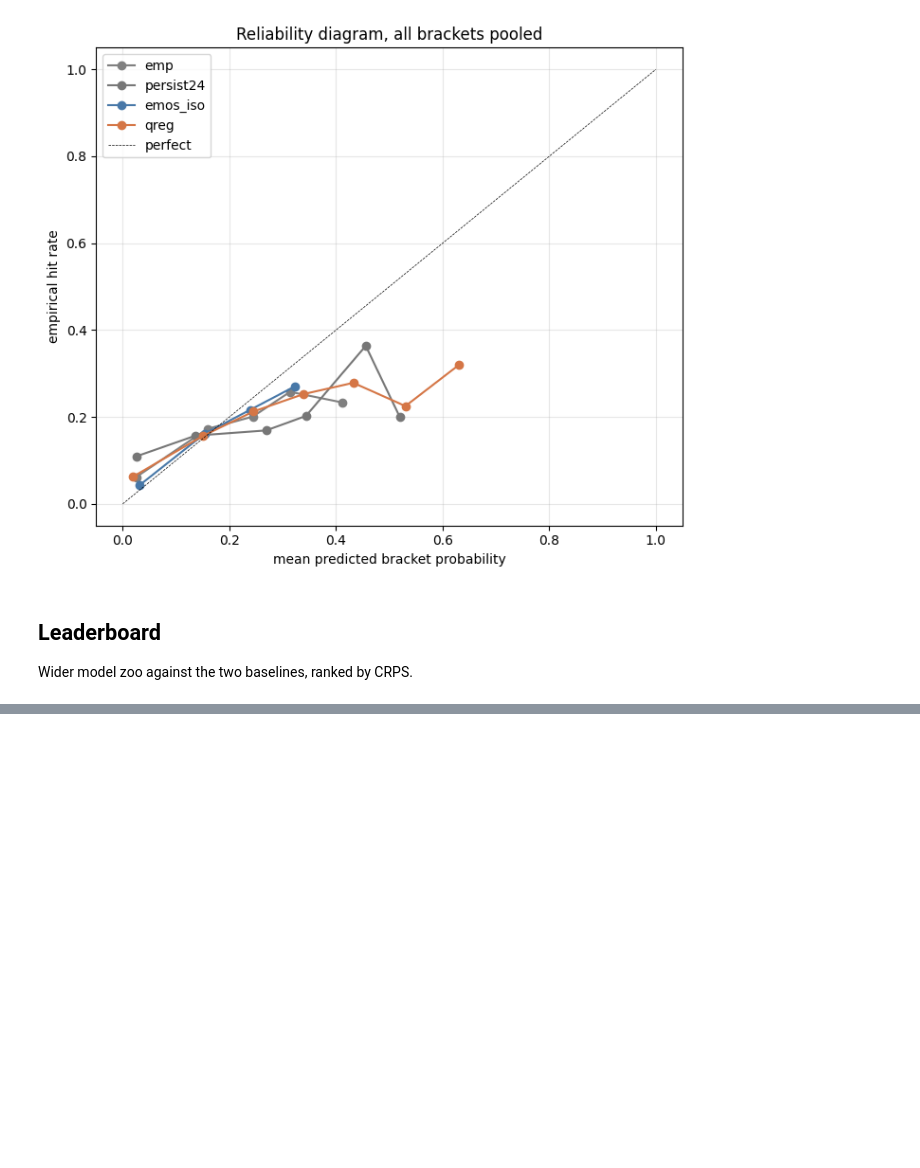
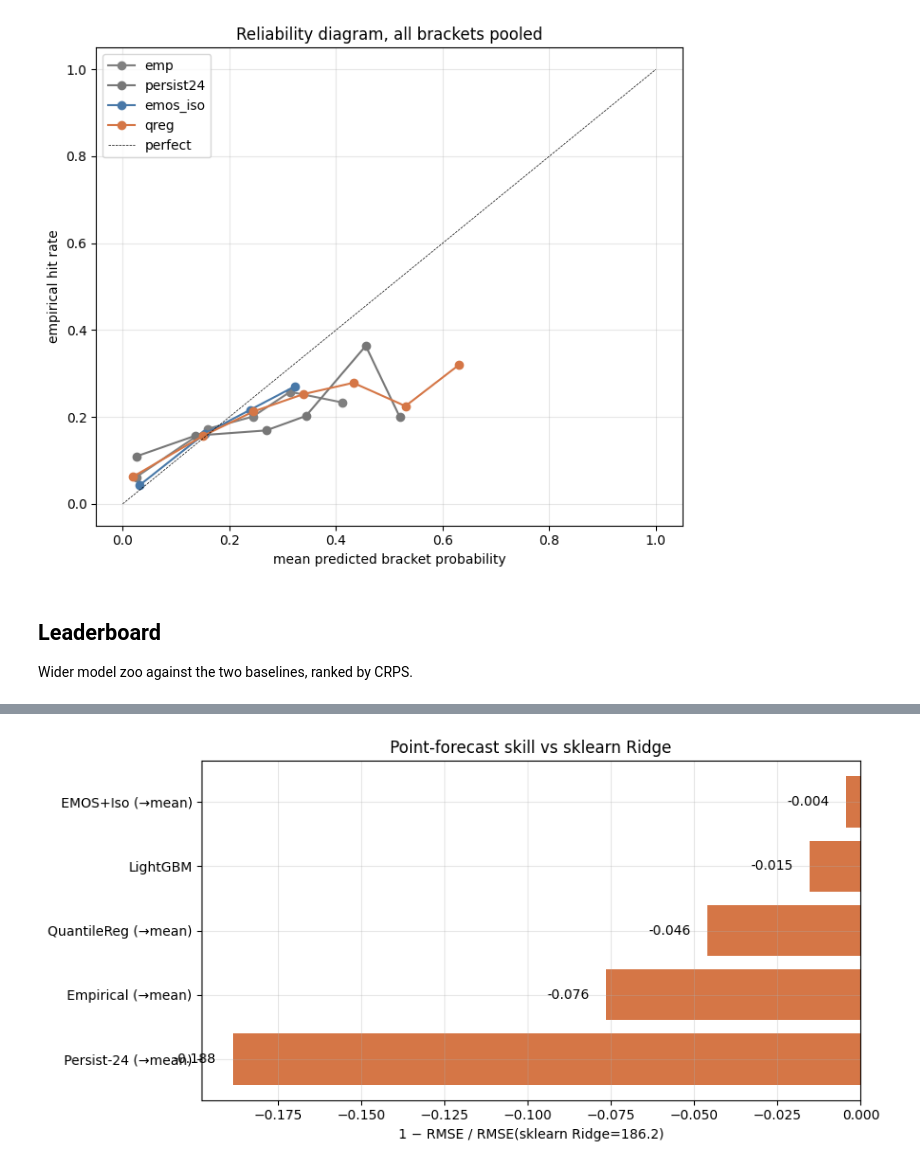
Before and after one commit to FrederikBenirschke/bracket-learn, a Jupyter notebook: notebooks/bike_sharing_timeseries.ipynb, the cells around one changed output, grey strips where cells are left out. Drawn from its saved outputs; the diff is of its cells as text; code cells hidden in the pictures; blank space fills up the shorter version.

```diff
--- a/notebooks/bike_sharing_timeseries.ipynb
+++ b/notebooks/bike_sharing_timeseries.ipynb
@@ -357,0 +366,74 @@ rank model                   CRPS    vs emp   vs P-24
+# %%
+from lightgbm import LGBMRegressor
+from sklearn.linear_model import Ridge
+from sklearn.metrics import mean_absolute_error, mean_squared_error
+from sklearn.model_selection import TimeSeriesSplit
+
+from bracketlearn.score import to_point
+
+# Reuse the dists from the leaderboard pipelines above where convenient;
+# for sklearn baselines walk the same expanding splits the pipeline used.
+def _point_metrics_from_dist(dist, y_full):
+    y_oof = y_full[dist.ids.astype(int)]
+    mu = to_point(dist, how="mean")
+    return {
+        "RMSE": float(np.sqrt(mean_squared_error(y_oof, mu))),
+        "MAE":  float(mean_absolute_error(y_oof, mu)),
+    }
+
+
+# We already have OOF dists for emp, persist24, emos_iso, qreg in `result`.
+prob_point = {
+    "Empirical (→mean)":   _point_metrics_from_dist(result["emp"], y),
+    "Persist-24 (→mean)":  _point_metrics_from_dist(result["persist24"], y),
+    "EMOS+Iso (→mean)":    _point_metrics_from_dist(result["emos_iso"], y),
+    "QuantileReg (→mean)": _point_metrics_from_dist(result["qreg"], y),
+}
+
+
+# Classical sklearn regressors over the same expanding-window splits the
+# pipeline uses internally. TimeSeriesSplit is the sklearn equivalent.
+def _sklearn_oof(model_factory, X_in):
+    tss = TimeSeriesSplit(n_splits=5)
+    preds = np.full(y.size, np.nan)
+    for tr, te in tss.split(X_in):
+        m = model_factory()
+        m.fit(X_in[tr], y[tr])
+        preds[te] = m.predict(X_in[te])
+    mask = ~np.isnan(preds)
+    return {
+        "RMSE": float(np.sqrt(mean_squared_error(y[mask], preds[mask]))),
+        "MAE":  float(mean_absolute_error(y[mask], preds[mask])),
+    }
+
+
+prob_point["sklearn Ridge"] = _sklearn_oof(
+    lambda: Ridge(alpha=1.0), X,    # raw feature matrix, not the X_ens
+)
+prob_point["LightGBM"] = _sklearn_oof(
+    lambda: LGBMRegressor(n_estimators=200, learning_rate=0.05,
+                          verbose=-1, random_state=0),
+    X,
+)
+
+rows_pt = sorted(prob_point.items(), key=lambda kv: kv[1]["RMSE"])
+print(f"{'rank':<5}{'model':<24}{'RMSE':>10}{'MAE':>10}")
+print("-" * 49)
+for i, (name, m) in enumerate(rows_pt, 1):
+    print(f"{i:<5}{name:<24}{m['RMSE']:>10.2f}{m['MAE']:>10.2f}")
+
+sk_rmse = prob_point["sklearn Ridge"]["RMSE"]
+names_pt = [r[0] for r in rows_pt if r[0] != "sklearn Ridge"]
+skills_pt = [1 - r[1]["RMSE"]/sk_rmse for r in rows_pt if r[0] != "sklearn Ridge"]
+fig, ax = plt.subplots(figsize=(9, 4.5))
+colors_pt = ["#4878a8" if s > 0 else "#d57646" for s in skills_pt]
+ax.barh(names_pt, skills_pt, color=colors_pt)
+ax.axvline(0, color="black", linewidth=0.5)
+ax.invert_yaxis()
+ax.set_xlabel(f"1 − RMSE / RMSE(sklearn Ridge={sk_rmse:.1f})")
+ax.set_title("Point-forecast skill vs sklearn Ridge")
+for i, s in enumerate(skills_pt):
+    ax.text(s + (0.005 if s > 0 else -0.005), i, f"{s:+.3f}",
+            va="center", ha="left" if s > 0 else "right")
+plt.tight_layout(); plt.show()
+# %% [output]
@@ -357,0 +448 @@ rank model                   CRPS    vs emp   vs P-24
+[figure, added]
```
Also changed, not shown: parts of 4 cells of this notebook, 26 other files.
